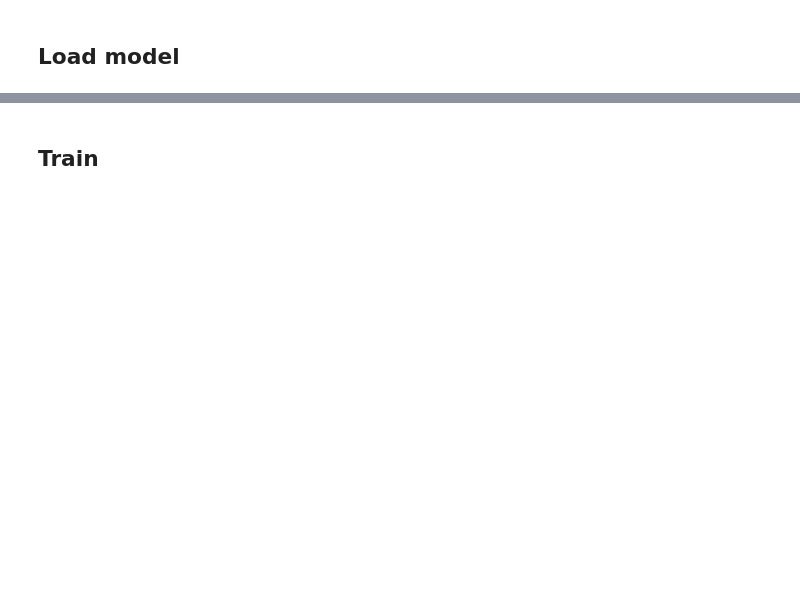
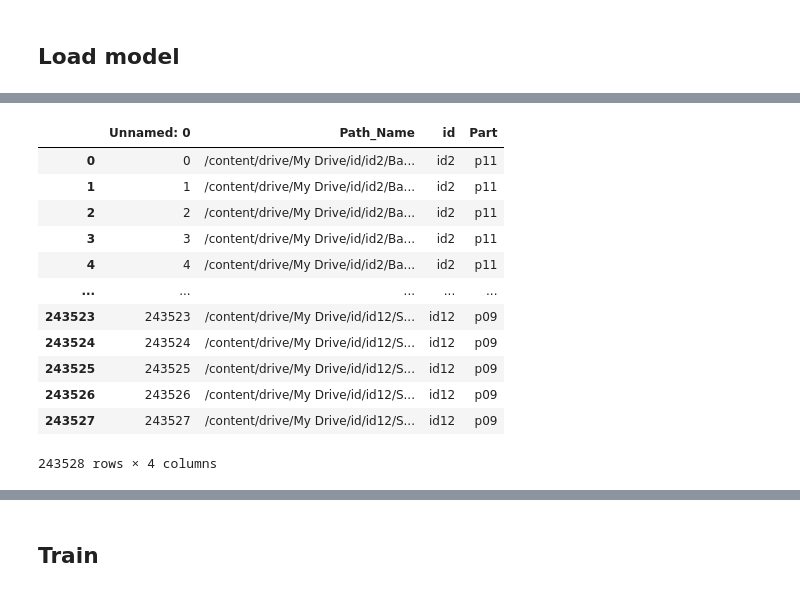
Before and after one commit to ploybongkot/DWDM21, a Jupyter notebook: Train700.ipynb, the cells around one changed output, grey strips where cells are left out. Cells and saved outputs as stored; diff of their text form; code cells hidden in the pictures; blank space fills up the shorter version.

```diff
--- a/Train700.ipynb
+++ b/Train700.ipynb
@@ -52,8 +90,22 @@ conv_base.summary() #ดู Summary
 import pandas as pd
 import shutil
 # %%
-df = pd.read_csv (r'/content/drive/MyDrive/data/id_all.csv')
+df = pd.read_csv (r'/content/drive/MyDrive/data/Part/id_all.csv')
 df
+# %% [output]
+|  | Unnamed: 0 | Path_Name | id | Part |
+| 0 | 0 | /content/drive/My Drive/id/id2/Ba... | id2 | p11 |
+| 1 | 1 | /content/drive/My Drive/id/id2/Ba... | id2 | p11 |
+| 2 | 2 | /content/drive/My Drive/id/id2/Ba... | id2 | p11 |
+| 3 | 3 | /content/drive/My Drive/id/id2/Ba... | id2 | p11 |
+| 4 | 4 | /content/drive/My Drive/id/id2/Ba... | id2 | p11 |
+| ... | ... | ... | ... | ... |
+| 243523 | 243523 | /content/drive/My Drive/id/id12/S... | id12 | p09 |
+| 243524 | 243524 | /content/drive/My Drive/id/id12/S... | id12 | p09 |
+| 243525 | 243525 | /content/drive/My Drive/id/id12/S... | id12 | p09 |
+| 243526 | 243526 | /content/drive/My Drive/id/id12/S... | id12 | p09 |
+| 243527 | 243527 | /content/drive/My Drive/id/id12/S... | id12 | p09 |
+243528 rows × 4 columns
 # %%
 train = df[df['Unnamed: 0'].between(0,190079)]
 test = df[df['Unnamed: 0'].between(190080,243527)]
```
Also changed, not shown: parts of 13 cells of this notebook.
